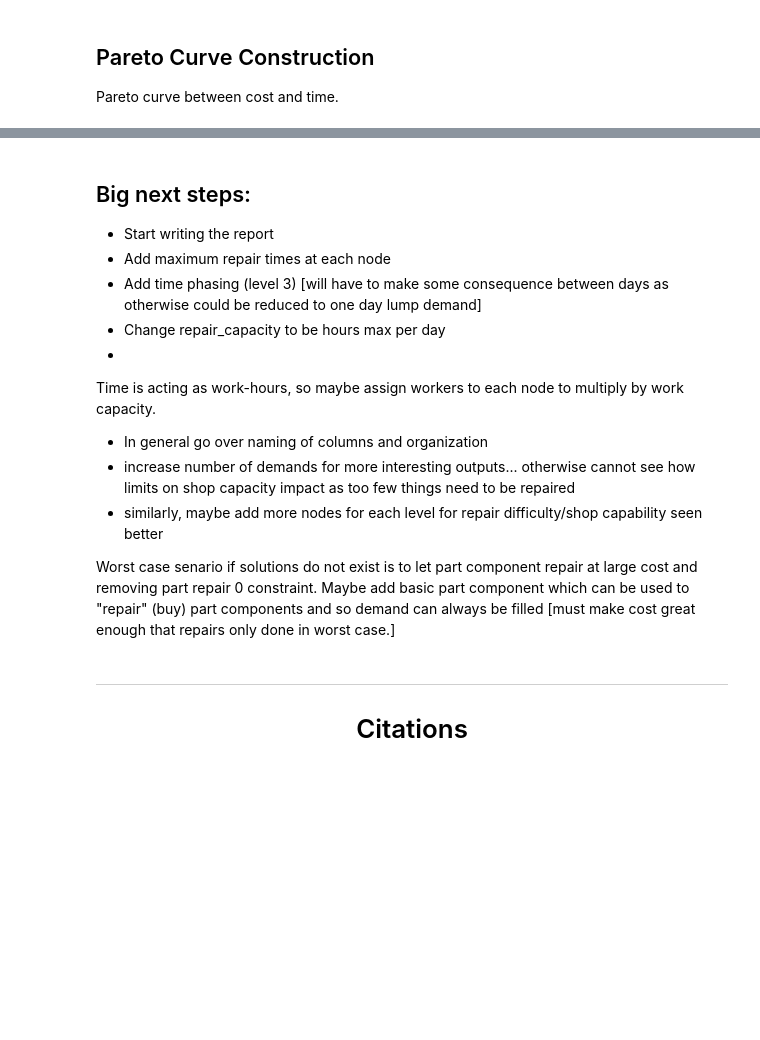
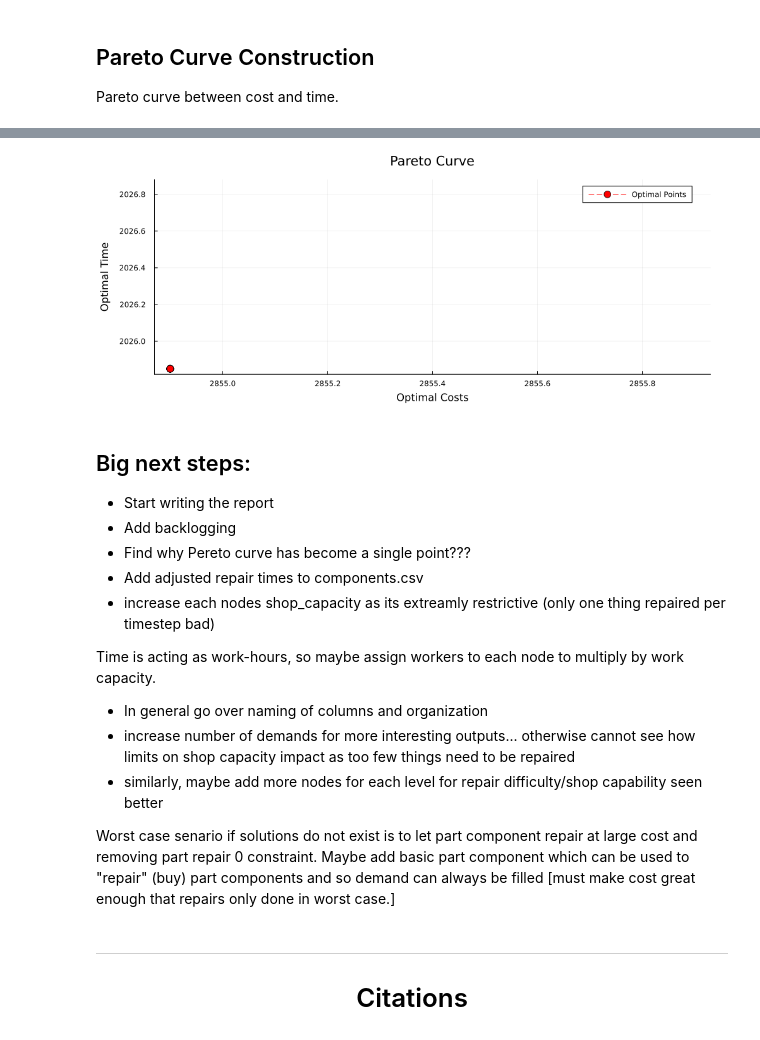
Before and after one commit to OckermanSethGVSU/ISYE_524_W26, a Jupyter notebook: Optimal_Reverse_Supply_Chain_Modeling.ipynb, the cells around one changed output, grey strips where cells are left out. Cells and saved outputs as stored; diff of their text form; code cells hidden in the pictures; blank space fills up the shorter version.

Commit message:
Update Optimal_Reverse_Supply_Chain_Modeling.ipynb
Added time-phased demands and backordering for level 3.

```diff
--- a/Optimal_Reverse_Supply_Chain_Modeling.ipynb
+++ b/Optimal_Reverse_Supply_Chain_Modeling.ipynb
@@ -1456,0 +1506,4 @@ Optimal Flow Schedule:
+# %%
+lambdas = sort([0, 0.5, 1., 1.5, 2., 2.5, 3., 3.5, 4., 4.5, 5.]) # tradeoff parameter
+opt_costs = []
+opt_times = [];
@@ -1457,10 +1631,23 @@ Optimal Flow Schedule:
+# %%
+# Plot Pareto Curve
+p1 = plot(opt_costs, opt_times, marker=:circle, markersize=6,
+          label="Optimal Points", color=:red, line=:dash)
+title!(p1, "Pareto Curve")
+xlabel!(p1, "Optimal Costs")
+ylabel!(p1, "Optimal Time")
+
+
+# Display
+plot(p1, size=(1000, 400), margin=5Plots.mm)
+# %% [output]
+[figure, added]
 # %% [markdown]
 ## Big next steps:
 * Start writing the report
-* Add maximum repair times at each node
-* Add time phasing (level 3) [will have to make some consequence between days as otherwise could be reduced to one day lump demand]
-* Change repair_capacity to be hours max per day
-*
+* Add backlogging
+* Find why Pereto curve has become a single point???
+* Add adjusted repair times to components.csv
+* increase each nodes shop_capacity as its extreamly restrictive (only one thing repaired per timestep bad)
 
 Time is acting as work-hours, so maybe assign workers to each node to multiply by work capacity.
 
```
Also changed, not shown: parts of 15 cells of this notebook.
